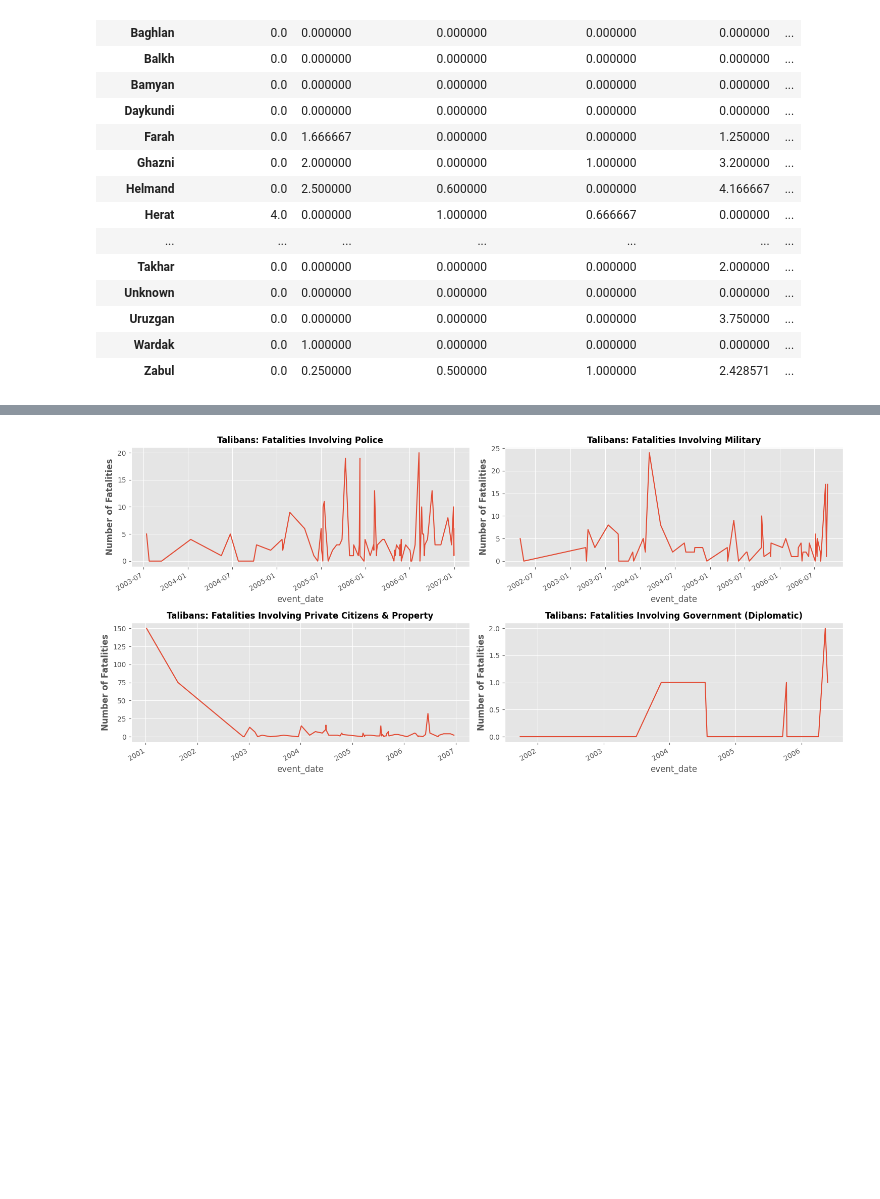
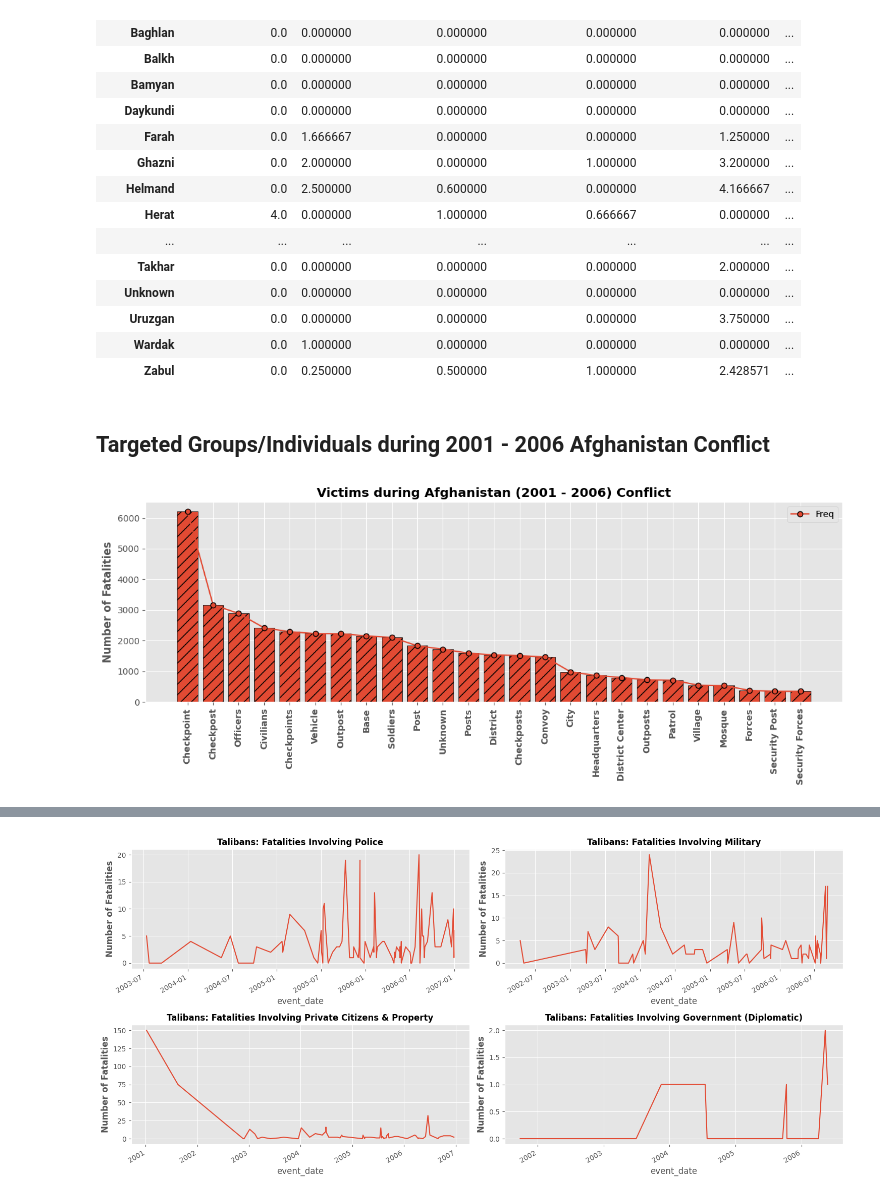
Before and after one commit to OdinProjectI/ODIN, a Jupyter notebook: WarInAfghanistan2001_2006.ipynb, the cells around one changed output, grey strips where cells are left out. Cells and saved outputs as stored; diff of their text form; code cells hidden in the pictures; blank space fills up the shorter version.

```diff
--- a/WarInAfghanistan2001_2006.ipynb
+++ b/WarInAfghanistan2001_2006.ipynb
@@ -424,3 +429,18 @@ salvo_df.query("gname == 'Taliban' ").groupby(['provstate', 'targtype1_txt'])['n
 | Uruzgan | 0.0 | 0.000000 | 0.000000 | 0.000000 | 3.750000 | ... |
 | Wardak | 0.0 | 1.000000 | 0.000000 | 0.000000 | 0.000000 | ... |
 | Zabul | 0.0 | 0.250000 | 0.500000 | 1.000000 | 2.428571 | ... |
+# %% [markdown]
+## **Targeted Groups/Individuals during 2001 - 2006 Afghanistan Conflict**
+# %%
+targets, freqs = zip(*afghan_df.groupby('target1')['nkill'].sum().sort_values(ascending=False).head(25).to_dict().items() )
+
+fig = plt.figure(figsize=(12,5))
+ax = fig.add_subplot()
+ax.bar(x=list(targets), height=list(freqs), edgecolor='k', hatch="//")
+pd.DataFrame(list(freqs), index=list(targets)).rename({0: 'Freq'}, axis=1).plot( marker='o', ax=ax, mec='black' )
+ax.set_xticklabels(ax.get_xticklabels(), rotation=90, fontweight='bold')
+ax.set_ylabel("Number of Fatalities", fontweight='bold')
+ax.set_title("Victims during Afghanistan (2001 - 2006) Conflict", fontweight='bold')
+plt.tight_layout()
+# %% [output]
+[figure, added]
```
Also changed, not shown: parts of 25 cells of this notebook.
